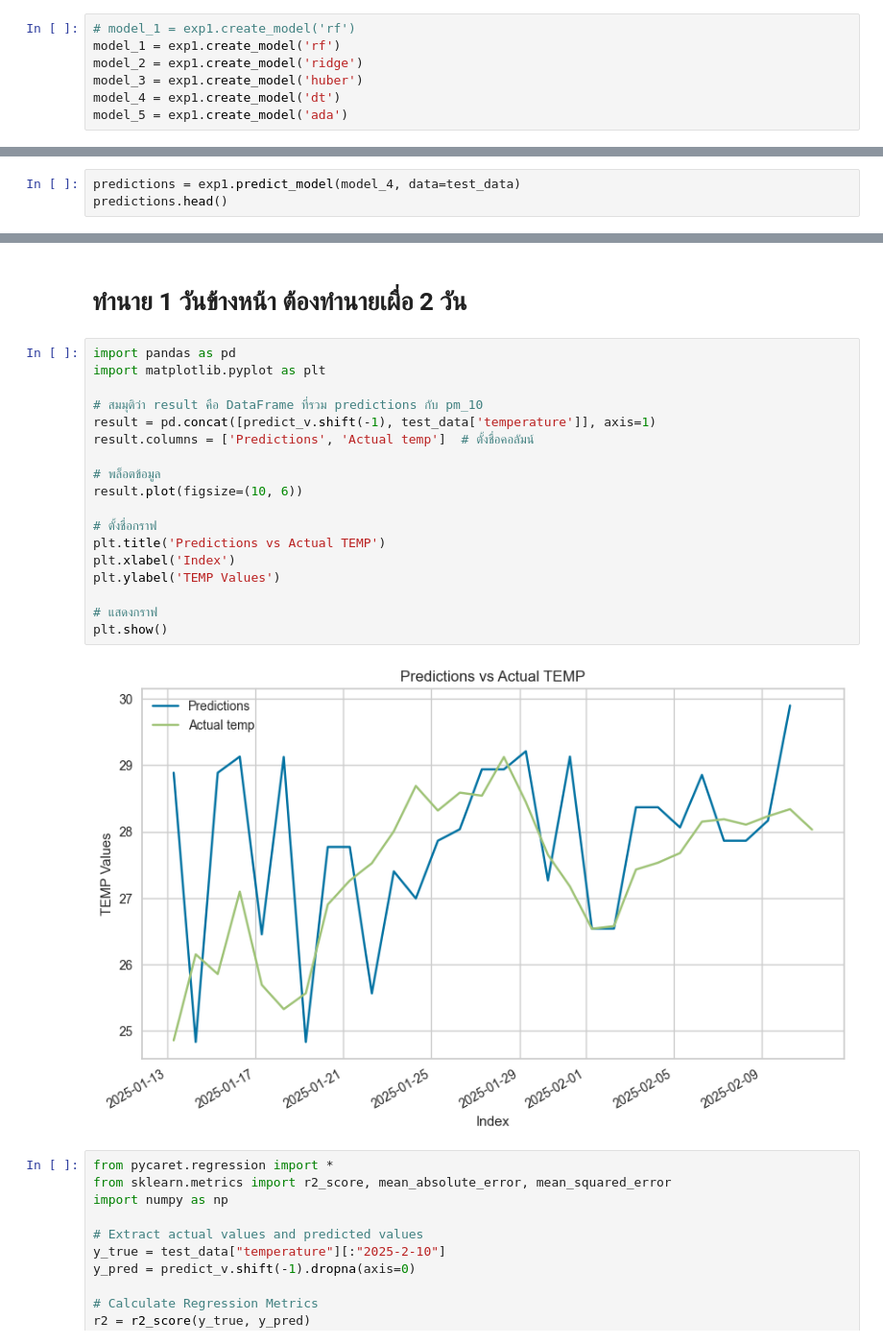
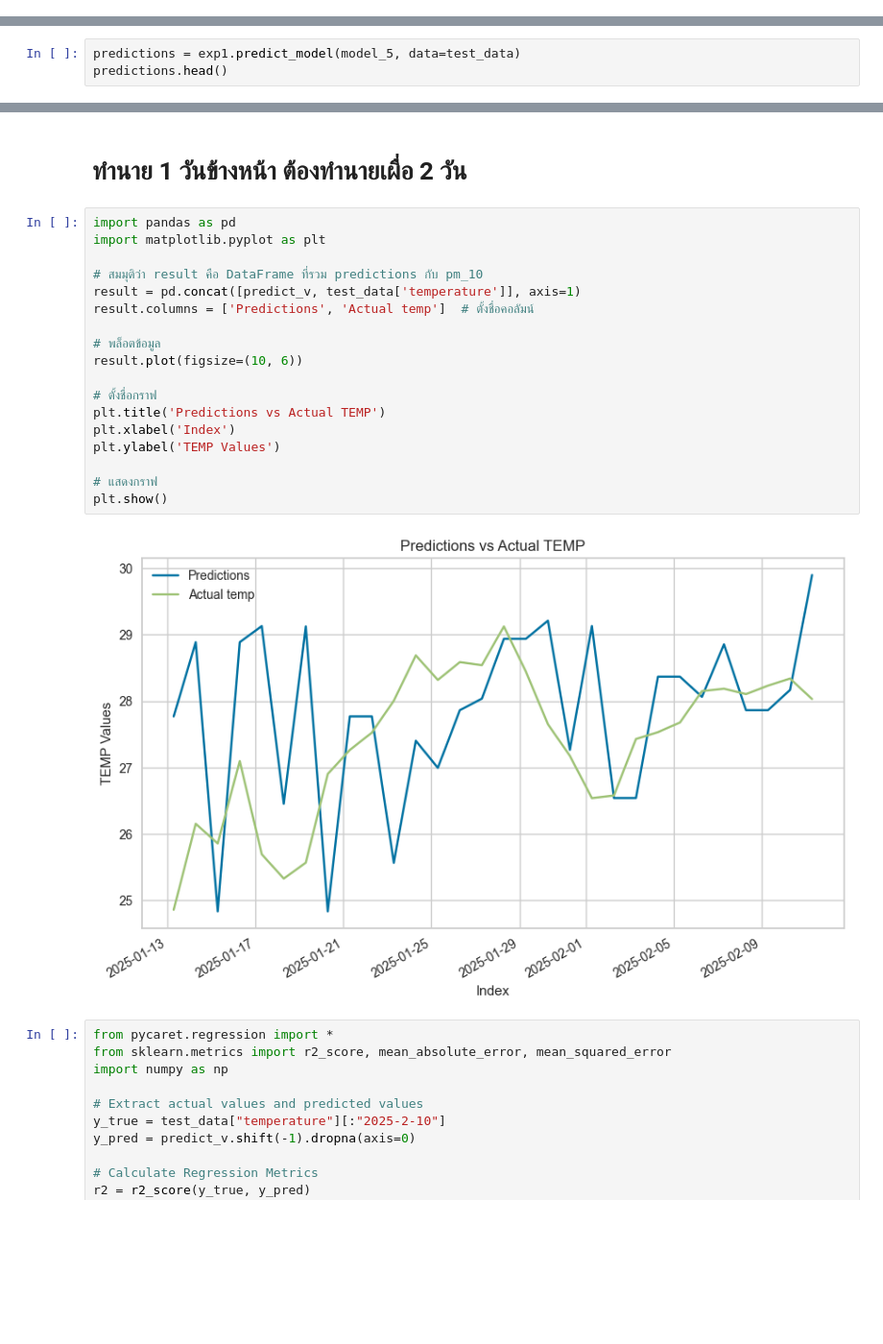
Before and after one commit to Anandaa69/PM2.5_Pycaret, a Jupyter notebook: Surat/train_process/temp_jsps01.ipynb/pycaret_train_jsps01_temp.ipynb, the cells around one changed output, grey strips where cells are left out. Shown: that part at 96% size. Saved outputs shown, nothing was run; the diff lists cells and outputs as text; blank space fills up the shorter version.

```diff
--- a/Surat/train_process/temp_jsps01.ipynb/pycaret_train_jsps01_temp.ipynb
+++ b/Surat/train_process/temp_jsps01.ipynb/pycaret_train_jsps01_temp.ipynb
@@ -207,8 +205 @@ best = exp1.compare_models(n_select=15)
 [interactive output not drawn]
-# %%
-# model_1 = exp1.create_model('rf')
-model_1 = exp1.create_model('rf')
-model_2 = exp1.create_model('ridge')
-model_3 = exp1.create_model('huber')
-model_4 = exp1.create_model('dt')
-model_5 = exp1.create_model('ada')
@@ -289,7 +206,7 @@ model_5 = exp1.create_model('ada')
 # %%
 # exp1.evaluate_model(model_1)
 # %%
-predictions = exp1.predict_model(model_4, data=test_data)
+predictions = exp1.predict_model(model_5, data=test_data)
 predictions.head()
 # %% [output]
 |  | Model | MAE | MSE | RMSE | R2 | RMSLE | MAPE |
@@ -310,23 +227,23 @@ real = test_data['temperature']
 # %%
 import pandas as pd
 import matplotlib.pyplot as plt
 
 # สมมุติว่า result คือ DataFrame ที่รวม predictions กับ pm_10
-result = pd.concat([predict_v.shift(-1), test_data['temperature']], axis=1)
+result = pd.concat([predict_v, test_data['temperature']], axis=1)
 result.columns = ['Predictions', 'Actual temp']  # ตั้งชื่อคอลัมน์
 
 # พล็อตข้อมูล
 result.plot(figsize=(10, 6))
 
 # ตั้งชื่อกราฟ
 plt.title('Predictions vs Actual TEMP')
 plt.xlabel('Index')
 plt.ylabel('TEMP Values')
 
 # แสดงกราฟ
 plt.show()
 # %% [output]
-[figure, old version]
+[figure, new version]
 # %%
 from pycaret.regression import *
 from sklearn.metrics import r2_score, mean_absolute_error, mean_squared_error
```
Also changed, not shown: parts of 8 cells of this notebook, 15 other files.
